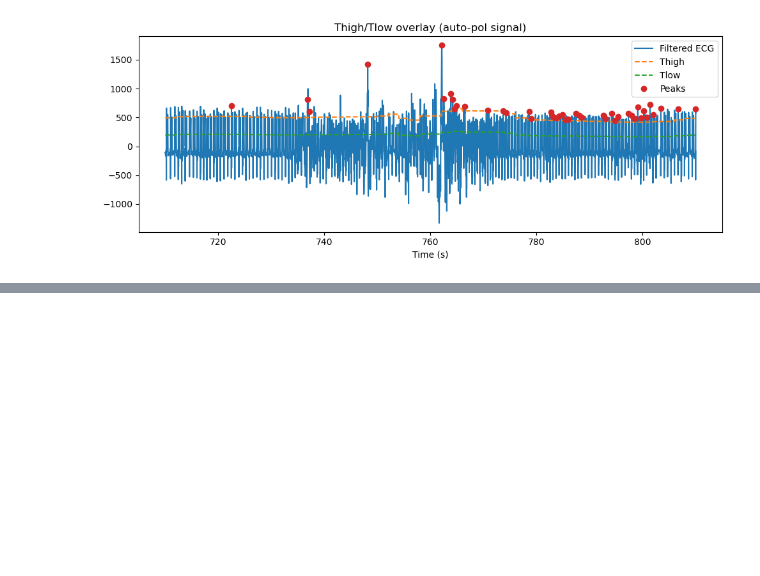
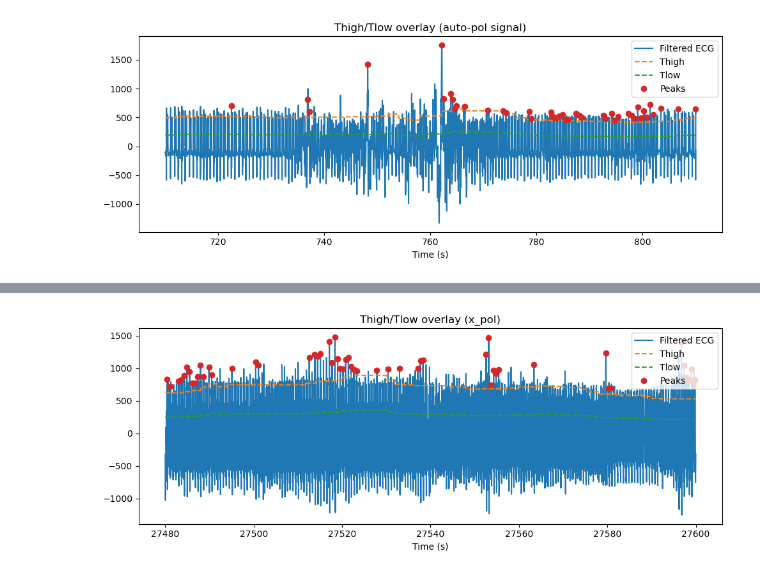
Before and after one commit to AU668208/Epilepsy_MasterThesis, a Jupyter notebook: TestNotebook_LabView-Python1.ipynb, the cells around one changed output, grey strips where cells are left out. Cells and saved outputs as stored; diff of their text form; code cells hidden in the pictures; blank space fills up the shorter version.

```diff
--- a/TestNotebook_LabView-Python1.ipynb
+++ b/TestNotebook_LabView-Python1.ipynb
@@ -175,0 +222,23 @@ print("Saved CSVs:",
+# %%
+res = jp.run_pipeline_from_tdms_auto(
+    tdms_path=TDMS_PATH, fs_override=512.0,
+    preproc="labview", ui_defaults=True,
+    delete_start_s=0.0, delete_end_s=0.0,   # ved slice
+    start_s=7*3600+38*60, dur_s=120.0,
+    rpeak_mode="labview",
+    window_beats=50, auto_baseline_beats=0,
+    plots=True, out="slice_labview"
+)
+# hvis din LabVIEWRpeak ikke har auto_polarity-parameter:
+peaks, x_pol = jp._detect_labview_with_autopol_fallback(
+    res["ecg_proc"], res["meta"]["fs_used"], auto_polarity="per_window"
+)
+# %%
+# Calculate bandpass, Thigh, Tlow using existing helper
+params = jp.LVParams(fs=fs)
+bp, thigh, tlow = lv_thresholds_for_plot(x_pol, fs, params)
+
+# Plot overlay for the whole signal
+plot_overlay(bp, thigh, tlow, fs, peaks=peaks, start_s=0.0, dur_s=len(x_pol)/fs, t0=t0, title="Thigh/Tlow overlay (x_pol)")
+# %% [output]
+[figure, added]
```
Also changed, not shown: parts of 11 cells of this notebook, 29 other files.
